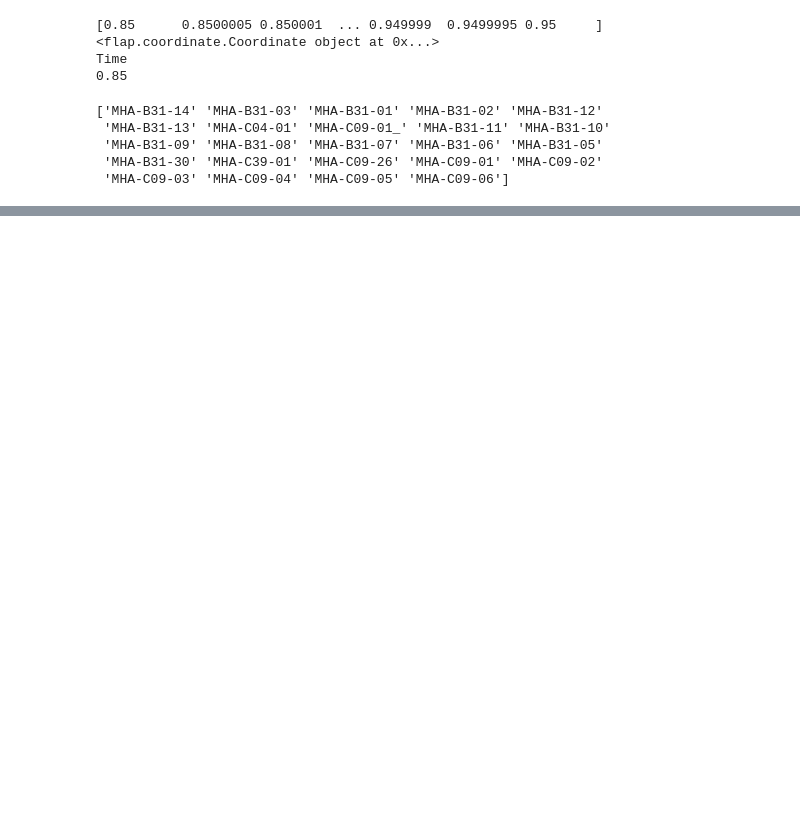
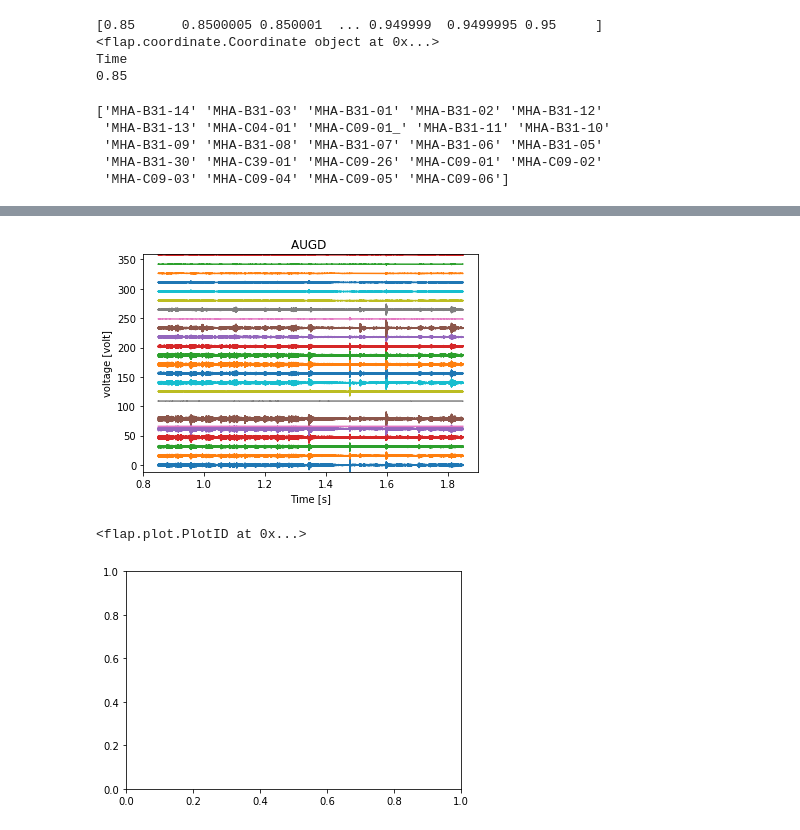
Before and after one commit to martonvavrik/fusion_research, a Jupyter notebook: Flap storage.ipynb, the cells around one changed output, grey strips where cells are left out. Drawn from its saved outputs; the diff is of its cells as text; code cells hidden in the pictures; blank space fills up the shorter version.

```diff
--- a/Flap storage.ipynb
+++ b/Flap storage.ipynb
@@ -158,4 +154,8 @@ new_dataobject.plot()
 # %%
 flap_object.plot(plot_type = 'multi xy')
-flap_object.plot(plot_type = 'image')
-flap_object.plot(plot_type = 'contour')
+#flap_object.plot(plot_type = 'image')
+#flap_object.plot(plot_type = 'contour')
+# %% [output]
+[figure, added]
+<flap.plot.PlotID at 0x...>
+[figure, added]
```
Also changed, not shown: parts of 27 cells of this notebook.
